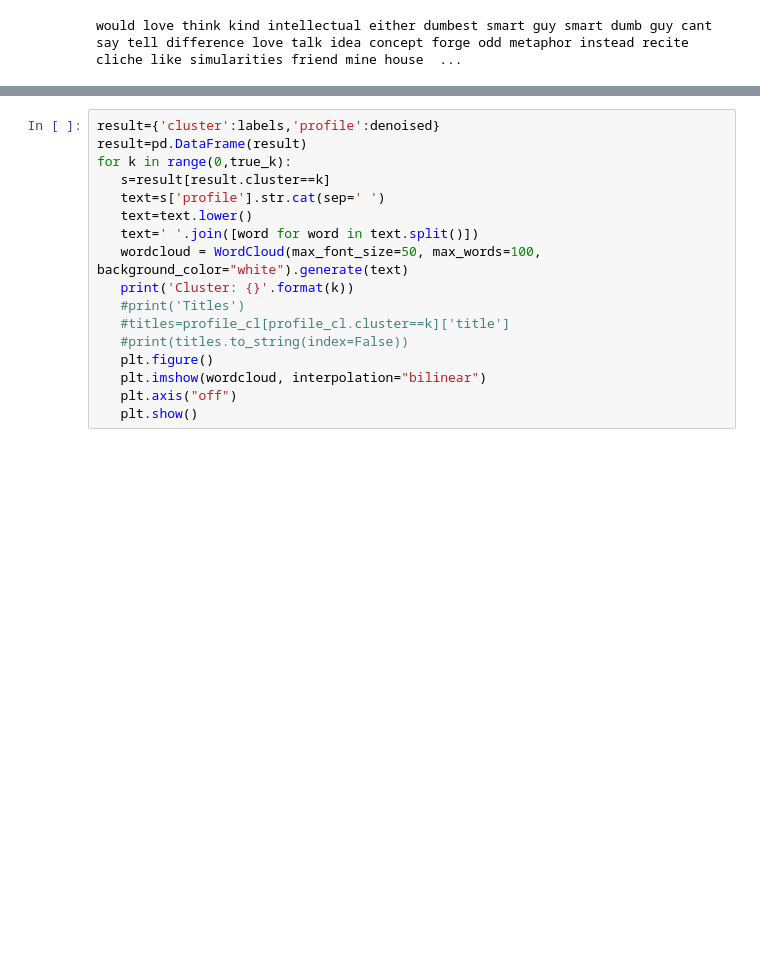
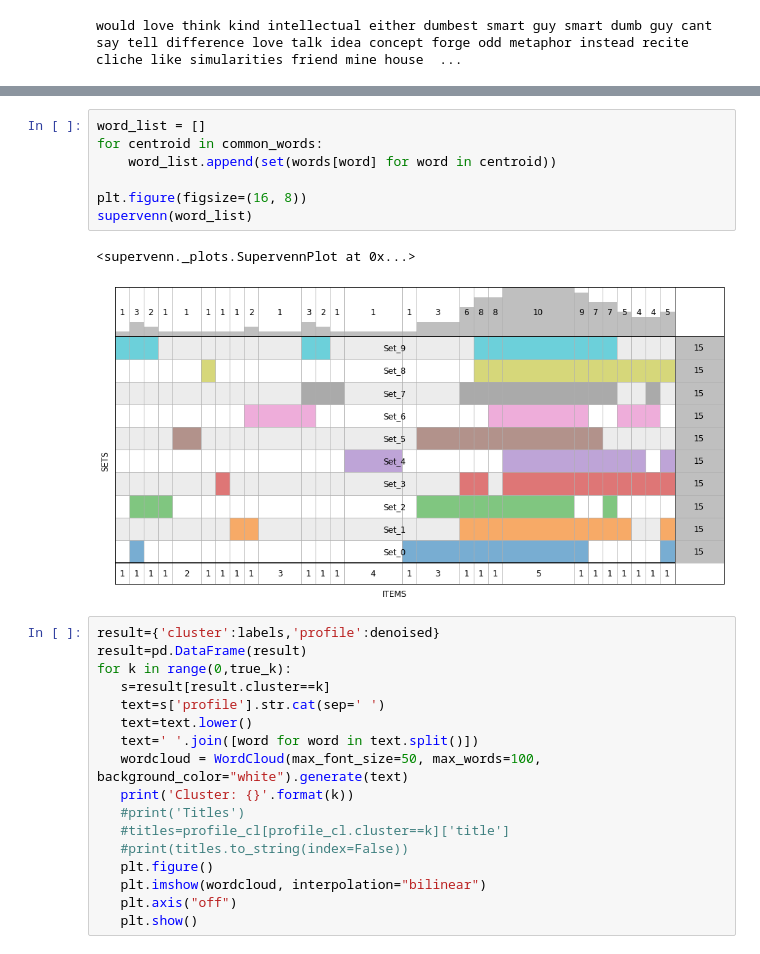
Before and after one commit to eringill/okcupid, a Jupyter notebook: date-a-scientist.ipynb, the cells around one changed output, grey strips where cells are left out. Cells and saved outputs as stored; diff of their text form; blank space fills up the shorter version.

Commit message:
feat: add venn diagram to show overlap of profile clusters

```diff
--- a/date-a-scientist.ipynb
+++ b/date-a-scientist.ipynb
@@ -95,3 +108,13 @@ for num, centroid in enumerate(common_words):
+# %%
+word_list = []
+for centroid in common_words:
+    word_list.append(set(words[word] for word in centroid))
+
+plt.figure(figsize=(16, 8))
+supervenn(word_list)
+# %% [output]
+<supervenn._plots.SupervennPlot at 0x...>
+[figure, added]
 # %%
 result={'cluster':labels,'profile':denoised}
 result=pd.DataFrame(result)
```
Also changed, not shown: parts of 9 cells of this notebook.
